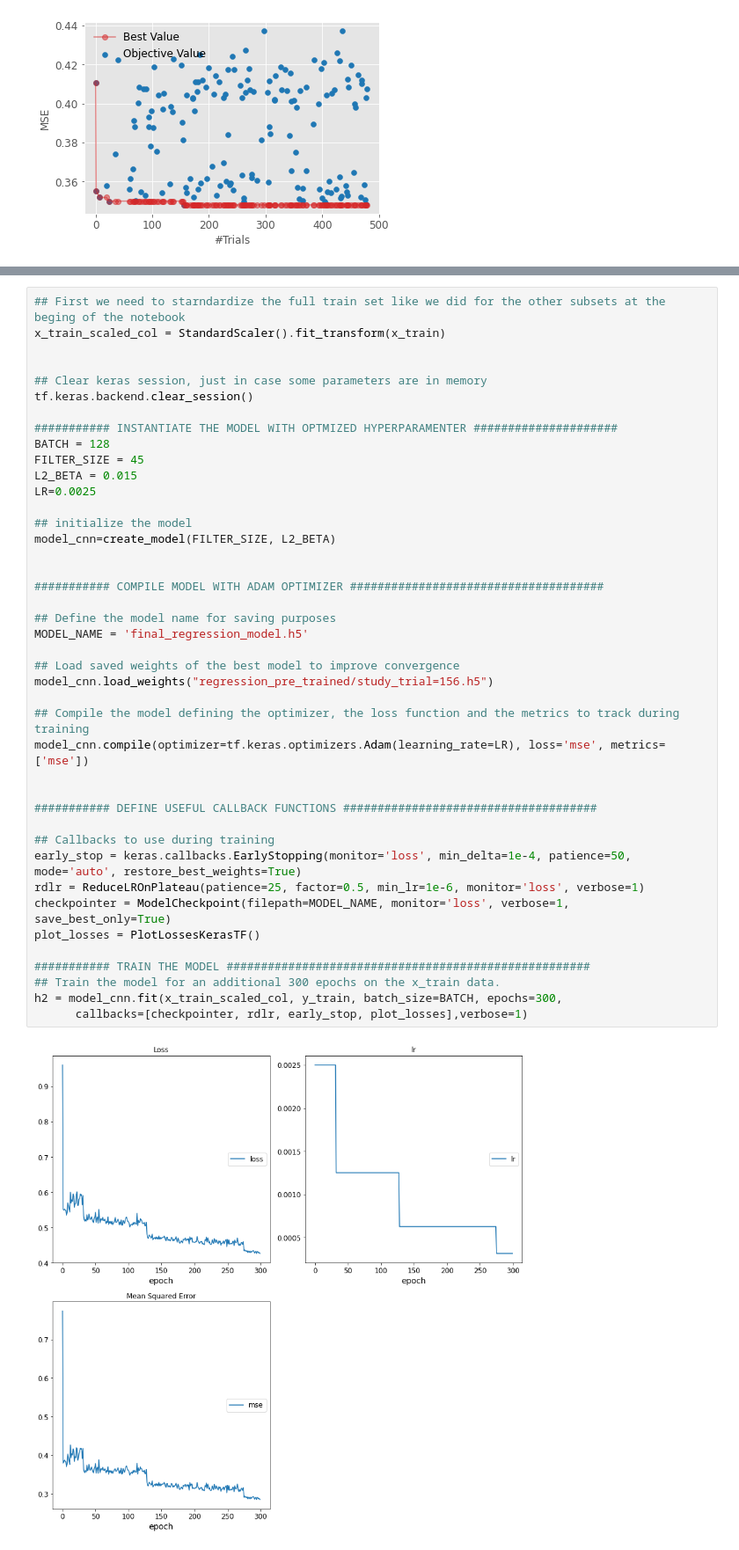
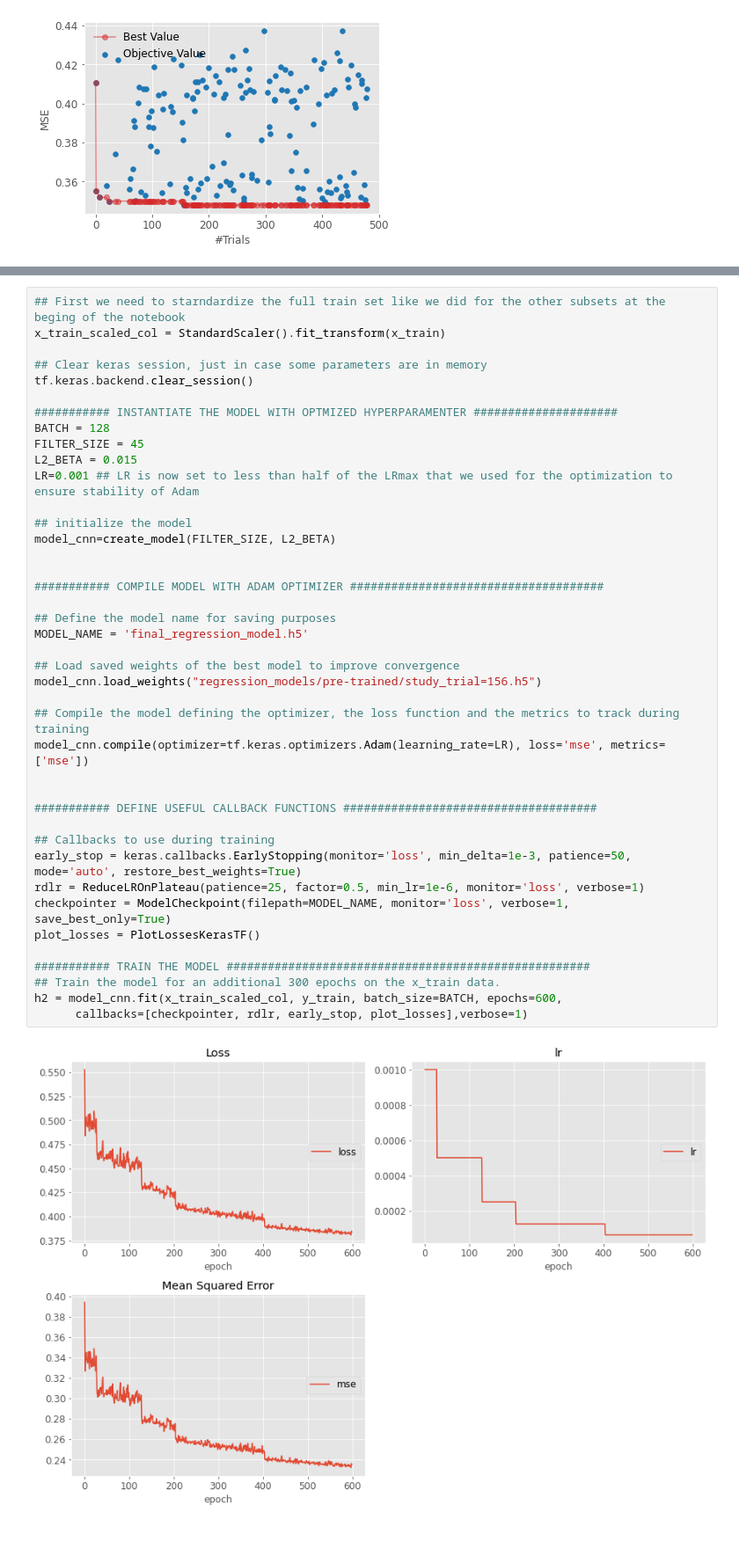
Before and after one commit to dario-passos/DeepLearning_for_VIS-NIR_Spectra, a Jupyter notebook: notebooks/Tutorial_on_DL_optimization/optimization_tutorial_regression.ipynb, the cells around one changed output, grey strips where cells are left out. Shown at 88% size. Saved outputs shown, nothing was run; the diff lists cells and outputs as text.

```diff
--- a/notebooks/Tutorial_on_DL_optimization/optimization_tutorial_regression.ipynb
+++ b/notebooks/Tutorial_on_DL_optimization/optimization_tutorial_regression.ipynb
@@ -1188,7 +1236,6 @@ One other thing that we can do is to load the weights of the best model found so
 # %%
 ## First we need to starndardize the full train set like we did for the other subsets at the beging of the notebook
 x_train_scaled_col = StandardScaler().fit_transform(x_train)
-
 
 ## Clear keras session, just in case some parameters are in memory
 tf.keras.backend.clear_session()
@@ -1197,36 +1244,36 @@ tf.keras.backend.clear_session()
 BATCH = 128
 FILTER_SIZE = 45
 L2_BETA = 0.015
-LR=0.0025
+LR=0.001 ## LR is now set to less than half of the LRmax that we used for the optimization to ensure stability of Adam
 
 ## initialize the model
 model_cnn=create_model(FILTER_SIZE, L2_BETA)
 
 
 ########### COMPILE MODEL WITH ADAM OPTIMIZER #####################################
 
 ## Define the model name for saving purposes
 MODEL_NAME = 'final_regression_model.h5'
 
 ## Load saved weights of the best model to improve convergence
-model_cnn.load_weights("regression_pre_trained/study_trial=156.h5")
+model_cnn.load_weights("regression_models/pre-trained/study_trial=156.h5")
 
 ## Compile the model defining the optimizer, the loss function and the metrics to track during training
 model_cnn.compile(optimizer=tf.keras.optimizers.Adam(learning_rate=LR), loss='mse', metrics=['mse'])
 
 
 ########### DEFINE USEFUL CALLBACK FUNCTIONS #####################################
 
 ## Callbacks to use during training
-early_stop = keras.callbacks.EarlyStopping(monitor='loss', min_delta=1e-4, patience=50, mode='auto', restore_best_weights=True)
+early_stop = keras.callbacks.EarlyStopping(monitor='loss', min_delta=1e-3, patience=50, mode='auto', restore_best_weights=True)
 rdlr = ReduceLROnPlateau(patience=25, factor=0.5, min_lr=1e-6, monitor='loss', verbose=1)
 checkpointer = ModelCheckpoint(filepath=MODEL_NAME, monitor='loss', verbose=1, save_best_only=True)
 plot_losses = PlotLossesKerasTF()
 
 ########### TRAIN THE MODEL #####################################################
 ## Train the model for an additional 300 epochs on the x_train data.
-h2 = model_cnn.fit(x_train_scaled_col, y_train, batch_size=BATCH, epochs=300,
+h2 = model_cnn.fit(x_train_scaled_col, y_train, batch_size=BATCH, epochs=600,
       callbacks=[checkpointer, rdlr, early_stop, plot_losses],verbose=1)
 # %% [output]
-[figure, old version]
+[figure, new version]
 Loss
```
Also changed, not shown: parts of 37 cells of this notebook, 44 other files.
